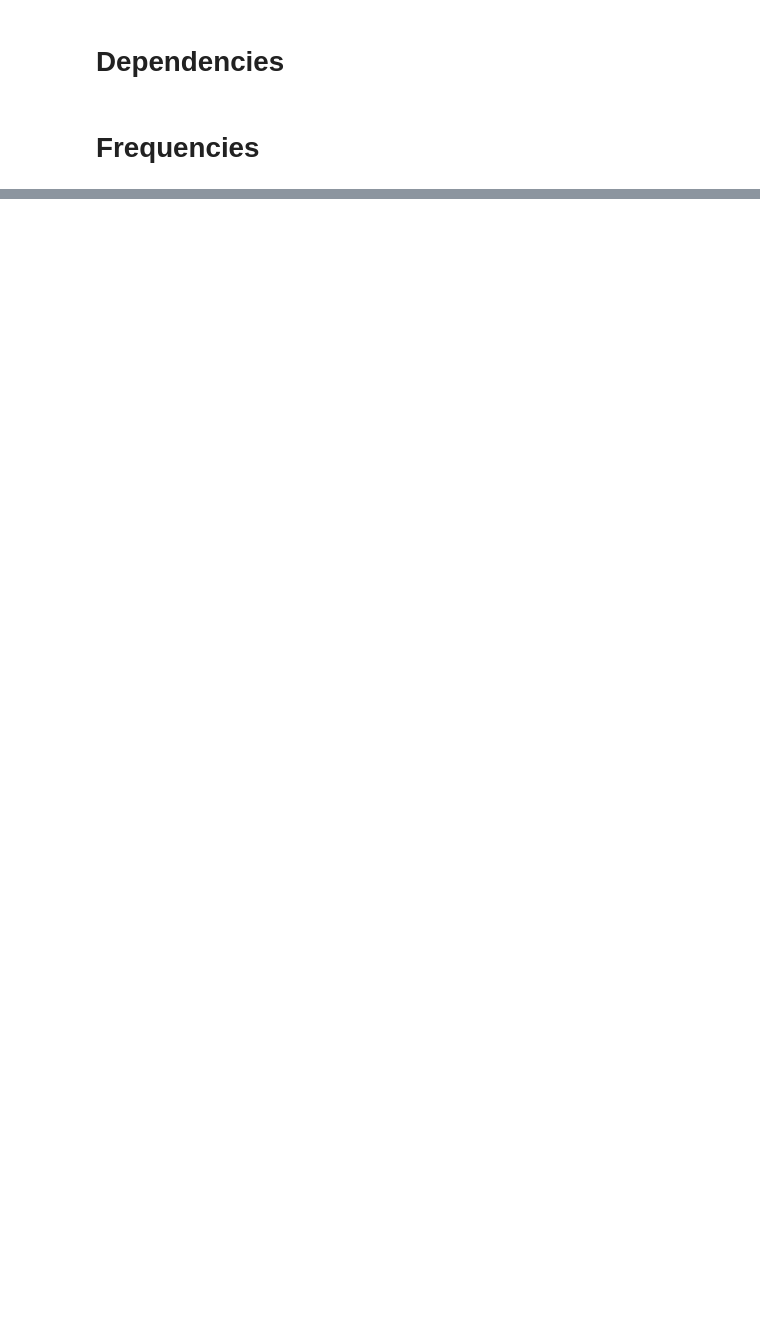
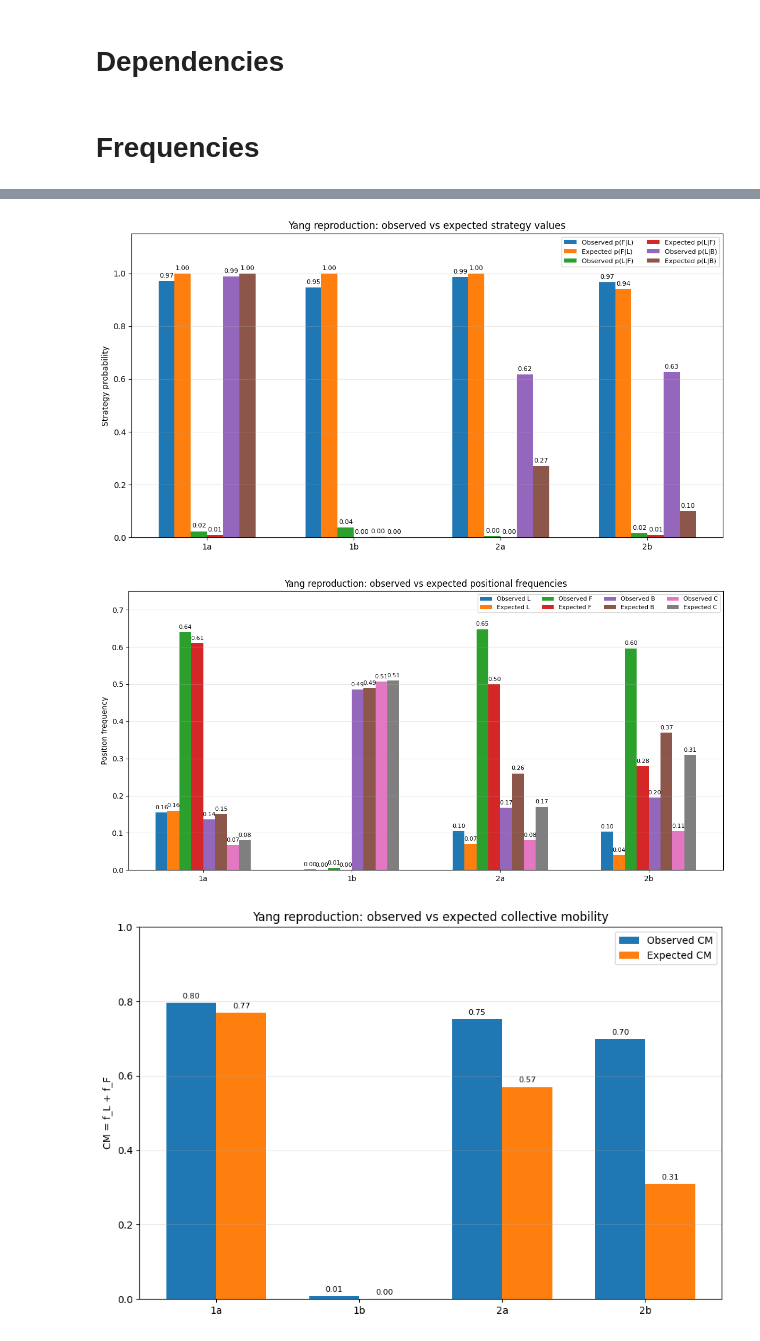
Before and after one commit to Maxuuuuuu/naco-project, a Jupyter notebook: OG-Yang_baseline/analysis.ipynb, the cells around one changed output, grey strips where cells are left out. Saved outputs shown, nothing was run; the diff lists cells and outputs as text; code cells hidden in the pictures; blank space fills up the shorter version.

Commit message:
Add: Final baseline results

```diff
--- a/OG-Yang_baseline/analysis.ipynb
+++ b/OG-Yang_baseline/analysis.ipynb
@@ -33,0 +81,35 @@ plot_frequencies("2b", "Position frequencies for 2b")
+# %%
+RESULTS = {
+    "1a": {
+        "observed_strategy": [],
+        "expected_strategy": [1.000, 0.010, 1.000],
+        "observed_frequencies": [],
+        "expected_frequencies": [0.160, 0.610, 0.150, 0.080],
+        "observed_cm": 0,
+        "expected_cm": 0.7700,
+    },
+    "1b": {
+        "observed_strategy": [],
+        "expected_strategy": [1.000, 0.000, 0.000],
+        "observed_frequencies": [],
+        "expected_frequencies": [0.000, 0.000, 0.490, 0.510],
+        "observed_cm": 0,
+        "expected_cm": 0.0000,
+    },
+    "2a": {
+        "observed_strategy": [],
+        "expected_strategy": [1.000, 0.000, 0.270],
+        "observed_frequencies": [],
+        "expected_frequencies": [0.070, 0.500, 0.260, 0.170],
+        "observed_cm": 0,
+        "expected_cm": 0.5700,
+    },
+    "2b": {
+        "observed_strategy": [],
+        "expected_strategy": [0.940, 0.010, 0.100],
+        "observed_frequencies": [],
+        "expected_frequencies": [0.040, 0.280, 0.370, 0.310],
+        "observed_cm": 0,
+        "expected_cm": 0.3100,
+    },
+}
@@ -33,0 +266,8 @@ plot_frequencies("2b", "Position frequencies for 2b")
+# %%
+plot_strategy_comparison()
+plot_frequency_comparison()
+plot_cm_comparison()
+# %% [output]
+[figure, added]
+[figure, added]
+[figure, added]
```
Also changed, not shown: parts of 7 cells of this notebook, 13 other files.
